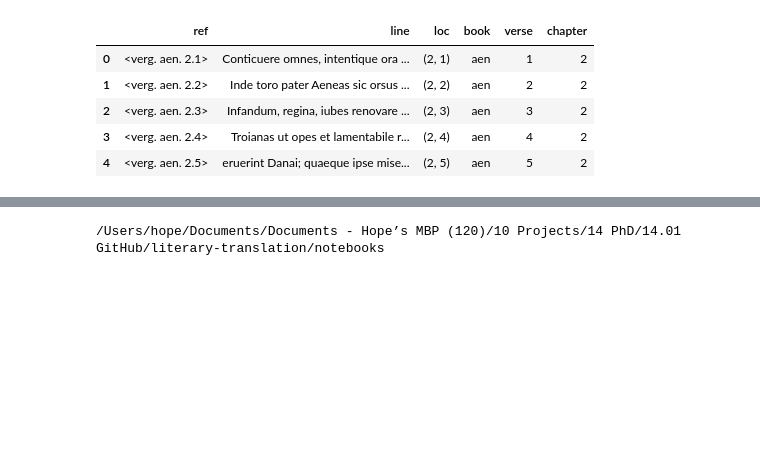
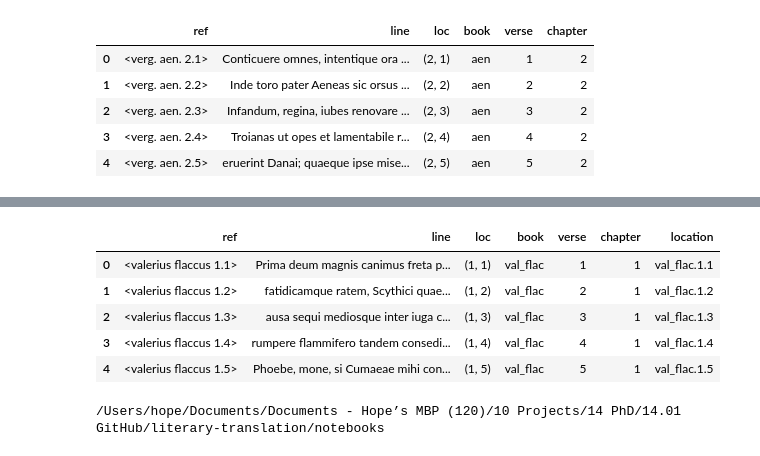
Before and after one commit to comp-int-hum/literary-translation, a Jupyter notebook: notebooks/benchmark_vf.ipynb, the cells around one changed output, grey strips where cells are left out. Saved outputs shown, nothing was run; the diff lists cells and outputs as text; code cells hidden in the pictures; blank space fills up the shorter version.

```diff
--- a/notebooks/benchmark_vf.ipynb
+++ b/notebooks/benchmark_vf.ipynb
@@ -203,5 +217,14 @@ combined.head()
 # %%
 combined['location'] = combined['book'] + '.' + combined['chapter'].astype(str) + '.' + combined['verse'].astype(str)
+# %%
+combined.head()
+# %% [output]
+|  | ref | line | loc | book | verse | chapter | location |
+| 0 | <valerius flaccus 1.1> | Prima deum magnis canimus freta p... | (1, 1) | val_flac | 1 | 1 | val_flac.1.1 |
+| 1 | <valerius flaccus 1.2> | fatidicamque ratem, Scythici quae... | (1, 2) | val_flac | 2 | 1 | val_flac.1.2 |
+| 2 | <valerius flaccus 1.3> | ausa sequi mediosque inter iuga c... | (1, 3) | val_flac | 3 | 1 | val_flac.1.3 |
+| 3 | <valerius flaccus 1.4> | rumpere flammifero tandem consedi... | (1, 4) | val_flac | 4 | 1 | val_flac.1.4 |
+| 4 | <valerius flaccus 1.5> | Phoebe, mone, si Cumaeae mihi con... | (1, 5) | val_flac | 5 | 1 | val_flac.1.5 |
 # %%
 # first we need to make golds
 golds = {k:v for k,v in zip(df['src'], df['tgt'])}
```
Also changed, not shown: parts of 11 cells of this notebook, 18 other files.
